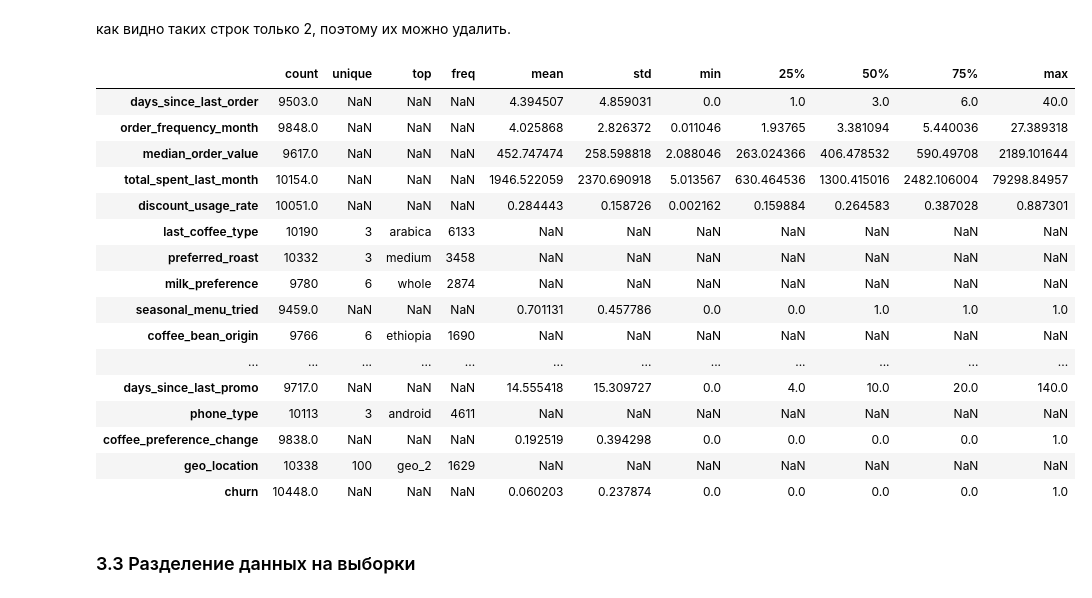
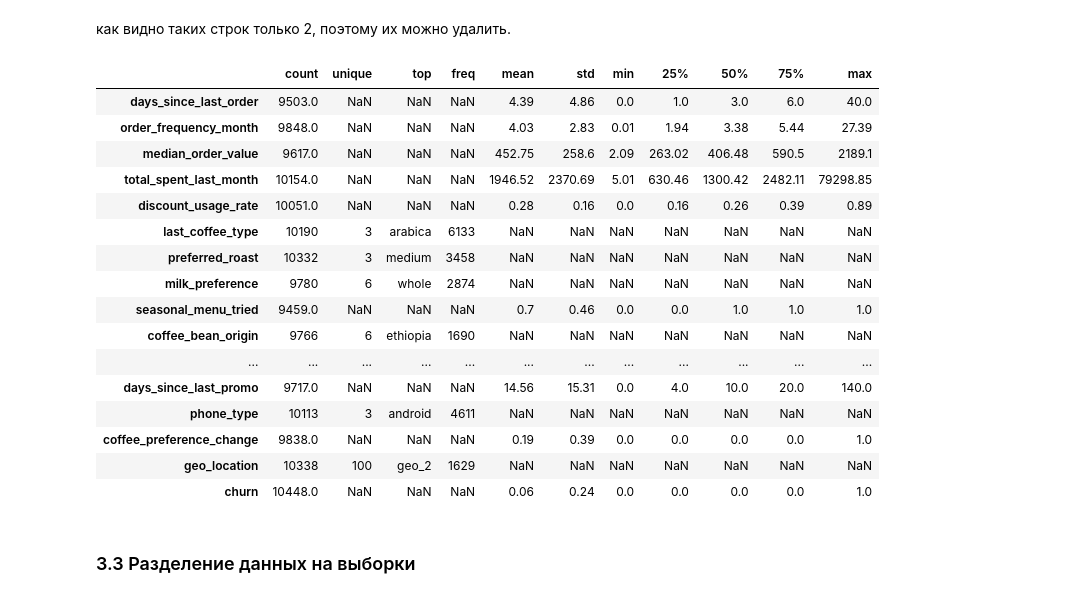
Before and after one commit to MEYakunin/Sprint11_Customer_Churn_Forecast, a Jupyter notebook: Sprint11_Coffee_Delivery_Churn_Binary_Classification_Yakunin_Mikle.ipynb, the cells around one changed output. Cells and saved outputs as stored; diff of their text form; code cells hidden in the pictures.

Commit message:
Churn_Binary_Classification - Этап 5_ver_1

```diff
--- a/Sprint11_Coffee_Delivery_Churn_Binary_Classification_Yakunin_Mikle.ipynb
+++ b/Sprint11_Coffee_Delivery_Churn_Binary_Classification_Yakunin_Mikle.ipynb
@@ -317,25 +307,25 @@ df_clean[(df_clean['median_order_value'] < 0) | (df_clean['total_spent_last_mont
 df_clean = df_clean[~((df_clean['median_order_value'] < 0) | (df_clean['total_spent_last_month'] < 0))]
 # %%
 # Выводим общую информацию о датафрейме
-df_clean.describe(include='all').T
+df_clean.describe(include='all').round(2).T
 # %% [output]
 |  | count | unique | top | freq | mean | std | min | 25% | 50% | 75% | max |
-| days_since_last_order | 9503.0 | NaN | NaN | NaN | 4.394507 | 4.859031 | 0.0 | 1.0 | 3.0 | 6.0 | 40.0 |
-| order_frequency_month | 9848.0 | NaN | NaN | NaN | 4.025868 | 2.826372 | 0.011046 | 1.93765 | 3.381094 | 5.440036 | 27.389318 |
-| median_order_value | 9617.0 | NaN | NaN | NaN | 452.747474 | 258.598818 | 2.088046 | 263.024366 | 406.478532 | 590.49708 | 2189.101644 |
-| total_spent_last_month | 10154.0 | NaN | NaN | NaN | 1946.522059 | 2370.690918 | 5.013567 | 630.464536 | 1300.415016 | 2482.106004 | 79298.84957 |
-| discount_usage_rate | 10051.0 | NaN | NaN | NaN | 0.284443 | 0.158726 | 0.002162 | 0.159884 | 0.264583 | 0.387028 | 0.887301 |
+| days_since_last_order | 9503.0 | NaN | NaN | NaN | 4.39 | 4.86 | 0.0 | 1.0 | 3.0 | 6.0 | 40.0 |
+| order_frequency_month | 9848.0 | NaN | NaN | NaN | 4.03 | 2.83 | 0.01 | 1.94 | 3.38 | 5.44 | 27.39 |
+| median_order_value | 9617.0 | NaN | NaN | NaN | 452.75 | 258.6 | 2.09 | 263.02 | 406.48 | 590.5 | 2189.1 |
+| total_spent_last_month | 10154.0 | NaN | NaN | NaN | 1946.52 | 2370.69 | 5.01 | 630.46 | 1300.42 | 2482.11 | 79298.85 |
+| discount_usage_rate | 10051.0 | NaN | NaN | NaN | 0.28 | 0.16 | 0.0 | 0.16 | 0.26 | 0.39 | 0.89 |
 | last_coffee_type | 10190 | 3 | arabica | 6133 | NaN | NaN | NaN | NaN | NaN | NaN | NaN |
 | preferred_roast | 10332 | 3 | medium | 3458 | NaN | NaN | NaN | NaN | NaN | NaN | NaN |
 | milk_preference | 9780 | 6 | whole | 2874 | NaN | NaN | NaN | NaN | NaN | NaN | NaN |
-| seasonal_menu_tried | 9459.0 | NaN | NaN | NaN | 0.701131 | 0.457786 | 0.0 | 0.0 | 1.0 | 1.0 | 1.0 |
+| seasonal_menu_tried | 9459.0 | NaN | NaN | NaN | 0.7 | 0.46 | 0.0 | 0.0 | 1.0 | 1.0 | 1.0 |
 | coffee_bean_origin | 9766 | 6 | ethiopia | 1690 | NaN | NaN | NaN | NaN | NaN | NaN | NaN |
 | ... | ... | ... | ... | ... | ... | ... | ... | ... | ... | ... | ... |
-| days_since_last_promo | 9717.0 | NaN | NaN | NaN | 14.555418 | 15.309727 | 0.0 | 4.0 | 10.0 | 20.0 | 140.0 |
+| days_since_last_promo | 9717.0 | NaN | NaN | NaN | 14.56 | 15.31 | 0.0 | 4.0 | 10.0 | 20.0 | 140.0 |
 | phone_type | 10113 | 3 | android | 4611 | NaN | NaN | NaN | NaN | NaN | NaN | NaN |
-| coffee_preference_change | 9838.0 | NaN | NaN | NaN | 0.192519 | 0.394298 | 0.0 | 0.0 | 0.0 | 0.0 | 1.0 |
+| coffee_preference_change | 9838.0 | NaN | NaN | NaN | 0.19 | 0.39 | 0.0 | 0.0 | 0.0 | 0.0 | 1.0 |
 | geo_location | 10338 | 100 | geo_2 | 1629 | NaN | NaN | NaN | NaN | NaN | NaN | NaN |
-| churn | 10448.0 | NaN | NaN | NaN | 0.060203 | 0.237874 | 0.0 | 0.0 | 0.0 | 0.0 | 1.0 |
+| churn | 10448.0 | NaN | NaN | NaN | 0.06 | 0.24 | 0.0 | 0.0 | 0.0 | 0.0 | 1.0 |
 # %% [markdown]
 ### 3.3 Разделение данных на выборки
 # %%
```
Also changed, not shown: parts of 28 cells of this notebook.
